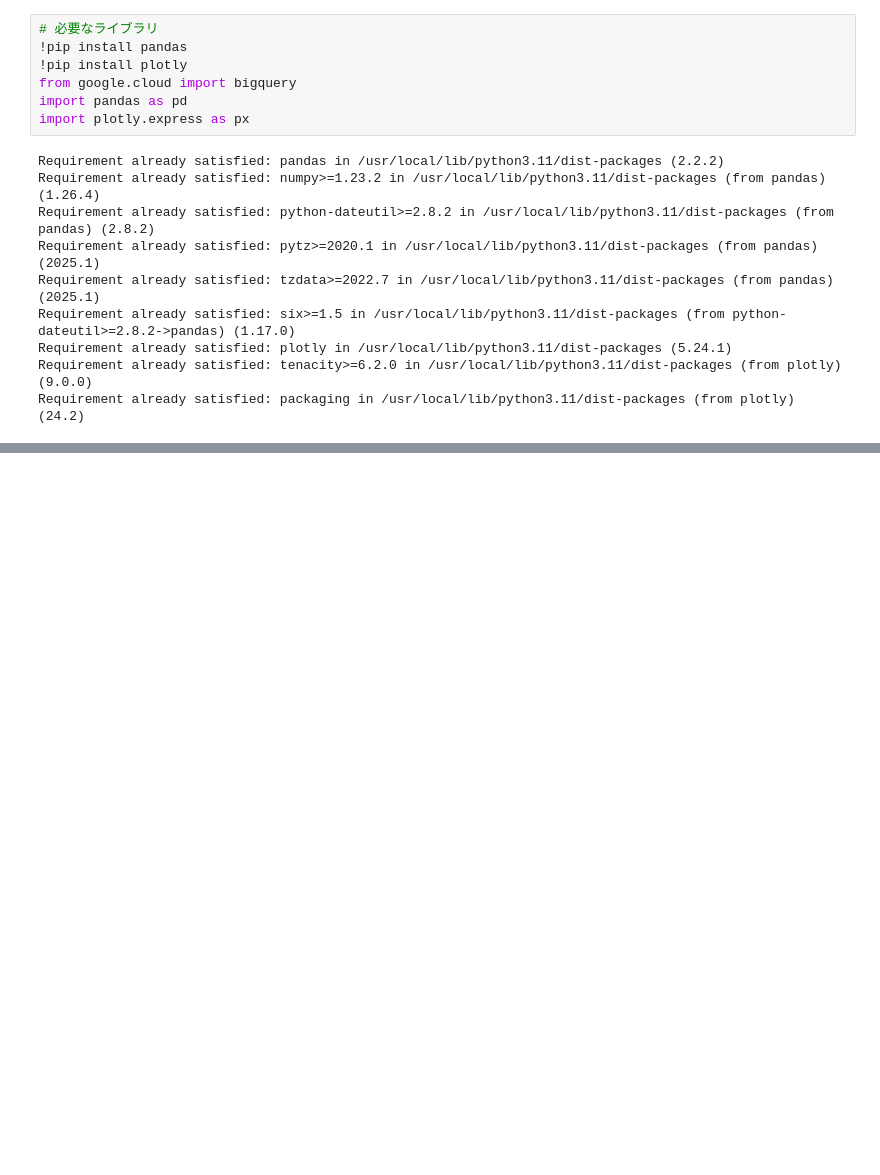
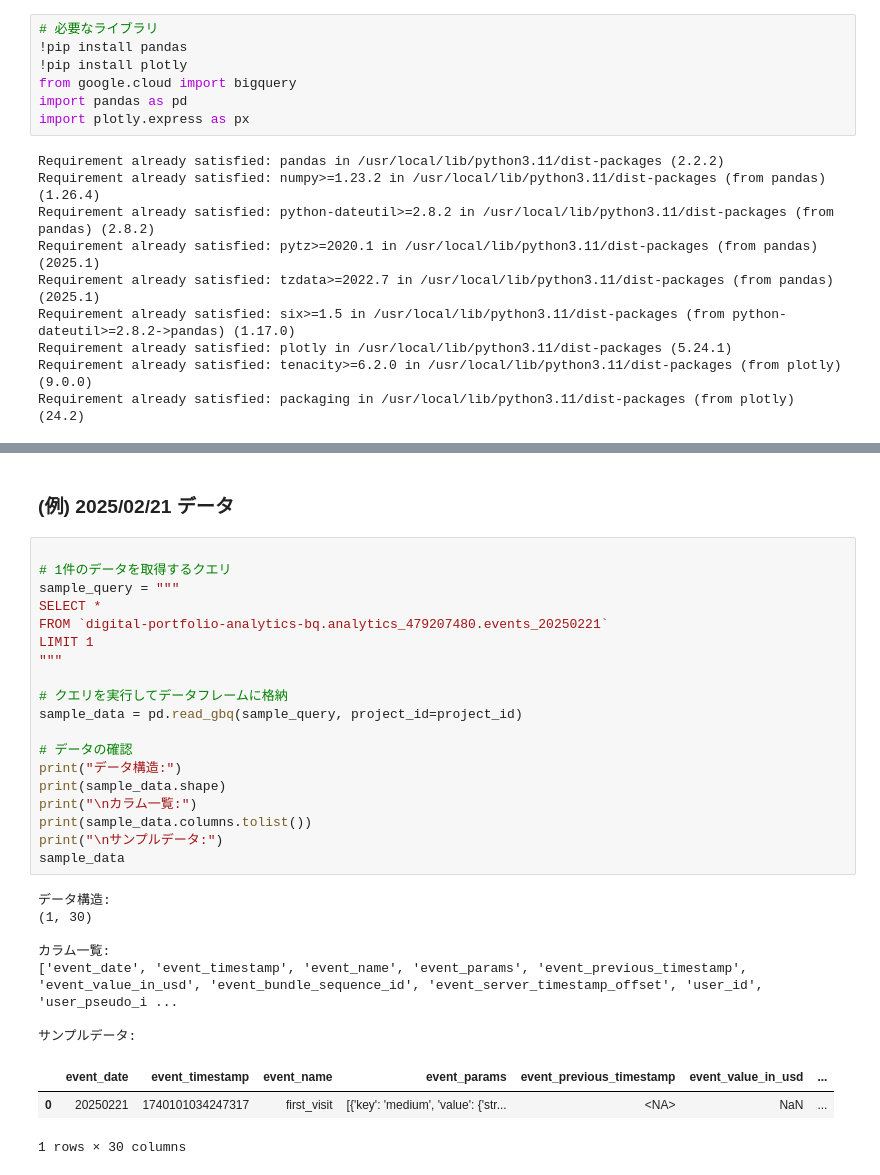
Before and after one commit to Rioto3/portfolio-kpi, a Jupyter notebook: analysis/portfolio_analytics_dashboard.ipynb, the cells around one changed output, grey strips where cells are left out. Drawn from its saved outputs; the diff is of its cells as text; blank space fills up the shorter version.

```diff
--- a/analysis/portfolio_analytics_dashboard.ipynb
+++ b/analysis/portfolio_analytics_dashboard.ipynb
@@ -109,0 +30,32 @@ plot_time_series(df_sessions, 'date', 'avg_session_duration_sec', '平均セッ
+# %% [markdown]
+### (例) 2025/02/21 データ
+# %%
+
+# 1件のデータを取得するクエリ
+sample_query = """
+SELECT *
+FROM `digital-portfolio-analytics-bq.analytics_479207480.events_20250221`
+LIMIT 1
+"""
+
+# クエリを実行してデータフレームに格納
+sample_data = pd.read_gbq(sample_query, project_id=project_id)
+
+# データの確認
+print("データ構造:")
+print(sample_data.shape)
+print("\nカラム一覧:")
+print(sample_data.columns.tolist())
+print("\nサンプルデータ:")
+sample_data
+# %% [output]
+データ構造:
+(1, 30)
+
+カラム一覧:
+['event_date', 'event_timestamp', 'event_name', 'event_params', 'event_previous_timestamp', 'event_value_in_usd', 'event_bundle_sequence_id', 'event_server_timestamp_offset', 'user_id', 'user_pseudo_i ...
+
+サンプルデータ:
+|  | event_date | event_timestamp | event_name | event_params | event_previous_timestamp | event_value_in_usd | ... |
+| 0 | 20250221 | 1740101034247317 | first_visit | [{'key': 'medium', 'value': {'str... | <NA> | NaN | ... |
+1 rows × 30 columns
```
Also changed, not shown: parts of 7 cells of this notebook.
